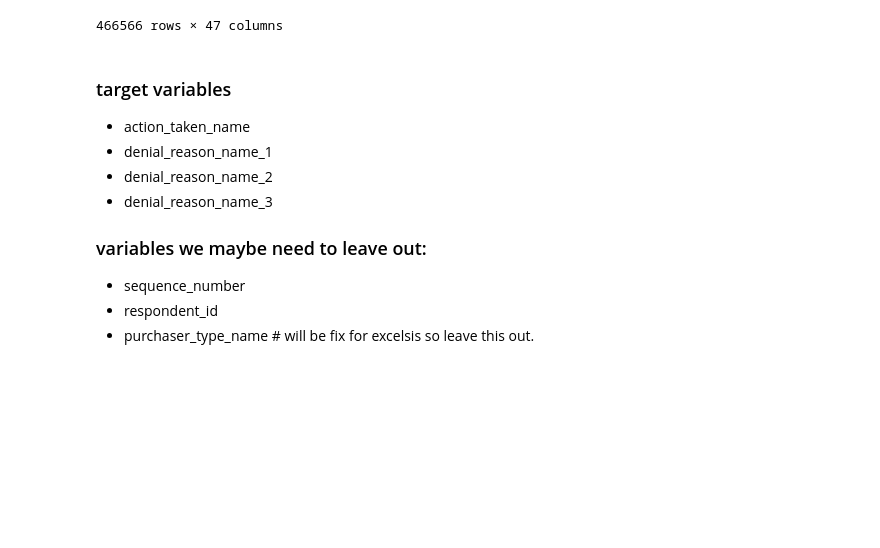
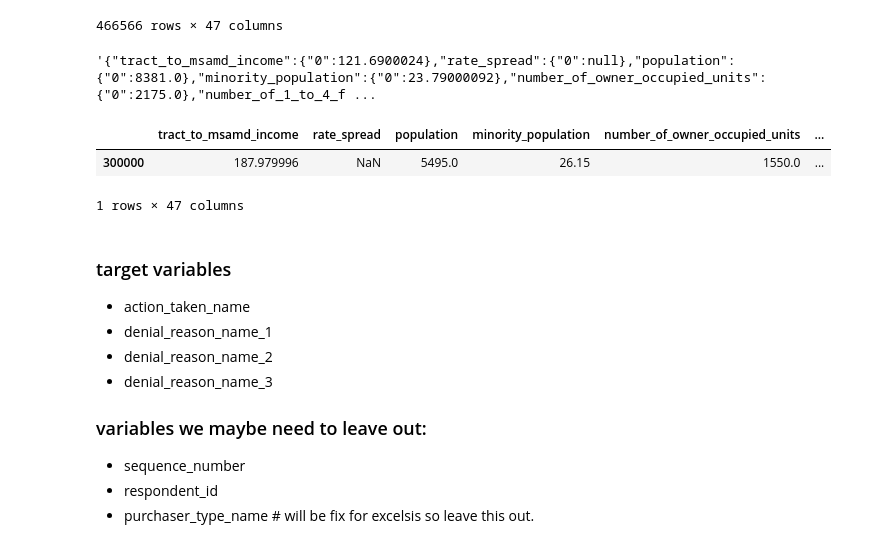
Before and after one commit to etiiiR/Makeathon_Fintech, a Jupyter notebook: Mortage_Kaggle.ipynb, the cells around one changed output. Cells and saved outputs as stored; diff of their text form; code cells hidden in the pictures; blank space fills up the shorter version.

```diff
--- a/Mortage_Kaggle.ipynb
+++ b/Mortage_Kaggle.ipynb
@@ -28,6 +58,17 @@ data
 | 466564 | 88.690002 | NaN | 4725.0 | 45.880001 | 1188.0 | ... |
 | 466565 | 128.690002 | NaN | 3657.0 | 21.410000 | 1156.0 | ... |
 466566 rows × 47 columns
+# %%
+new_data = data.iloc[:1]
+new_data.to_json()
+# %% [output]
+'{"tract_to_msamd_income":{"0":121.6900024},"rate_spread":{"0":null},"population":{"0":8381.0},"minority_population":{"0":23.79000092},"number_of_owner_occupied_units":{"0":2175.0},"number_of_1_to_4_f ...
+# %%
+data.iloc[300000:300001]
+# %% [output]
+|  | tract_to_msamd_income | rate_spread | population | minority_population | number_of_owner_occupied_units | ... |
+| 300000 | 187.979996 | NaN | 5495.0 | 26.15 | 1550.0 | ... |
+1 rows × 47 columns
 # %% [markdown]
 ### target variables
  - action_taken_name
```
Also changed, not shown: parts of 13 cells of this notebook, 19 other files.
